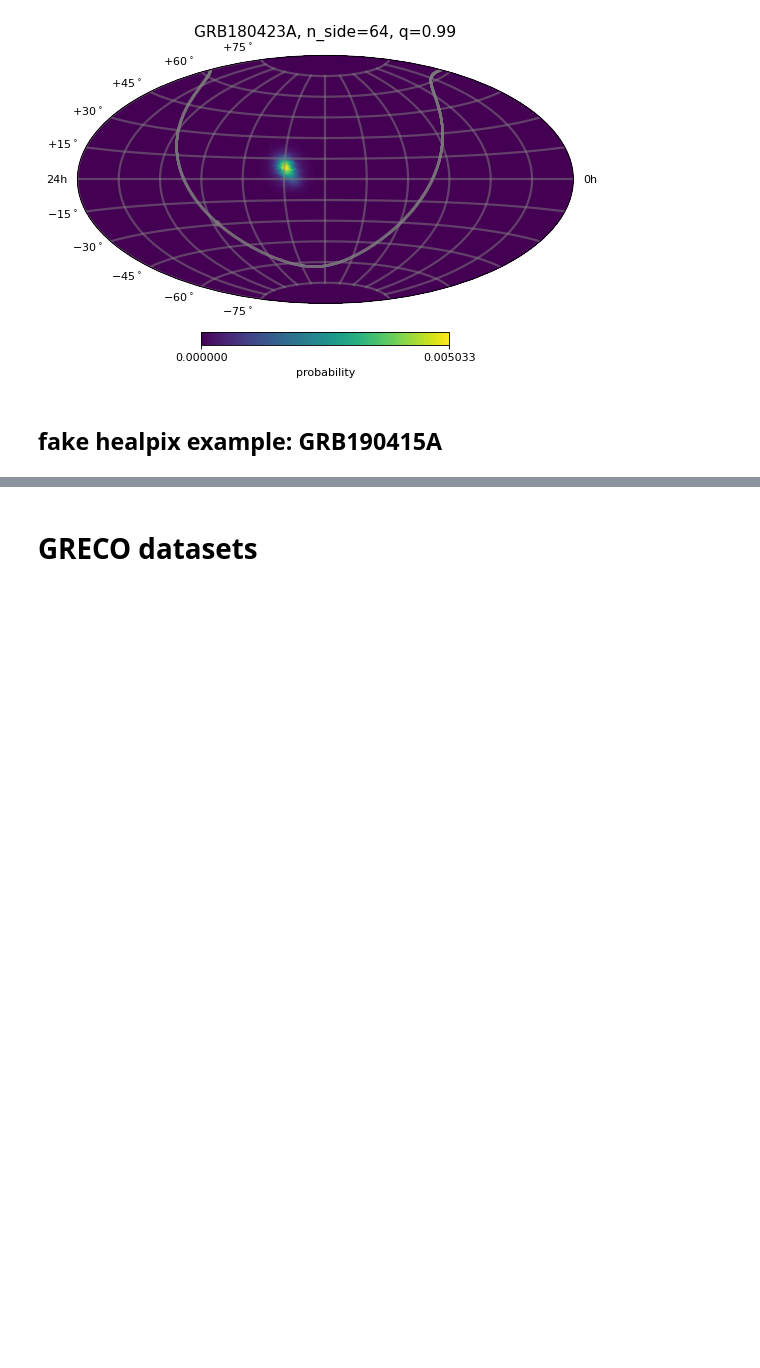
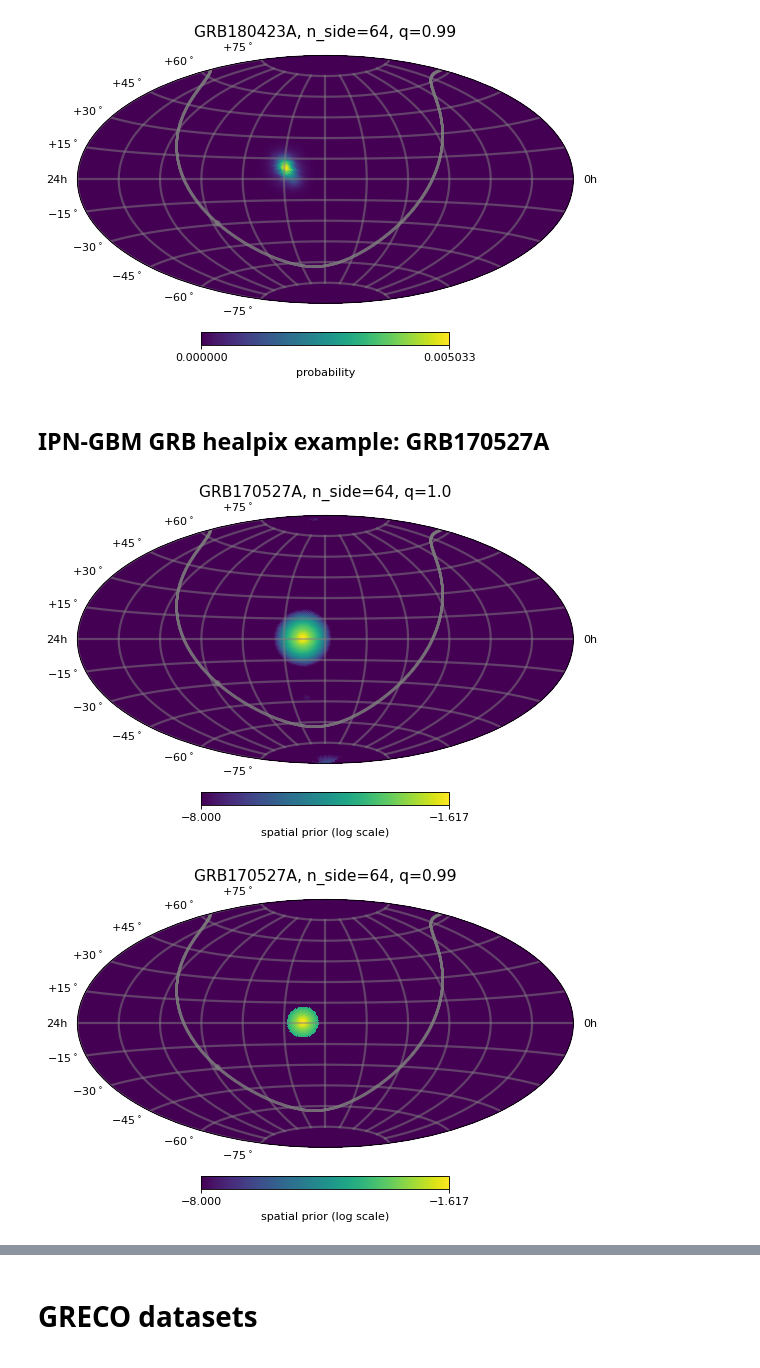
Before and after one commit to ChujieChen/greco_grb, a Jupyter notebook: notebooks/00_plotting.ipynb, the cells around one changed output, grey strips where cells are left out. Cells and saved outputs as stored; diff of their text form; code cells hidden in the pictures; blank space fills up the shorter version.

```diff
--- a/notebooks/00_plotting.ipynb
+++ b/notebooks/00_plotting.ipynb
@@ -467,4 +467,23 @@ for q in [1.0, 0.99]: #, 0.95, 0.90]:
 [figure]
 [figure]
 # %% [markdown]
-## fake healpix example: GRB190415A
+## IPN-GBM GRB healpix example: GRB170527A
+# %%
+healpix = np.load(DATA_DIR+"/grbwebgbm/healpix/{}_healpix_nside64.npy".format("GRB170527A"))
+for q in [1.0, 0.99]: #, 0.95, 0.90]:
+    healpix[healpix < isf_healpix(healpix, q=q)] = 0
+    fig, ax = plt.subplots (figsize=(8,6), dpi=80,
+                            subplot_kw=dict (projection='aitoff'))
+    sp = cy.plotting.SkyPlotter(pc_kw=dict())
+    mesh, cb = sp.plot_map(ax, np.log10(np.maximum(healpix, 1e-8)), n_ticks=2)
+    kw = dict(color='.5', alpha=.5, linewidth=2)
+    sp.plot_gp(ax, lw=.5, **kw)
+    sp.plot_gc(ax, **kw)
+    ax.grid(**kw)
+    cb.set_label(r'spatial prior (log scale)')
+    ax.set_title("GRB170527A, n_side=64, q={}".format(q), fontsize=14, y=1.05)
+    # plt.tight_layout()
+    plt.show()
+# %% [output]
+[figure, added]
+[figure, added]
```
Also changed, not shown: parts of 16 cells of this notebook, 6 other files.
